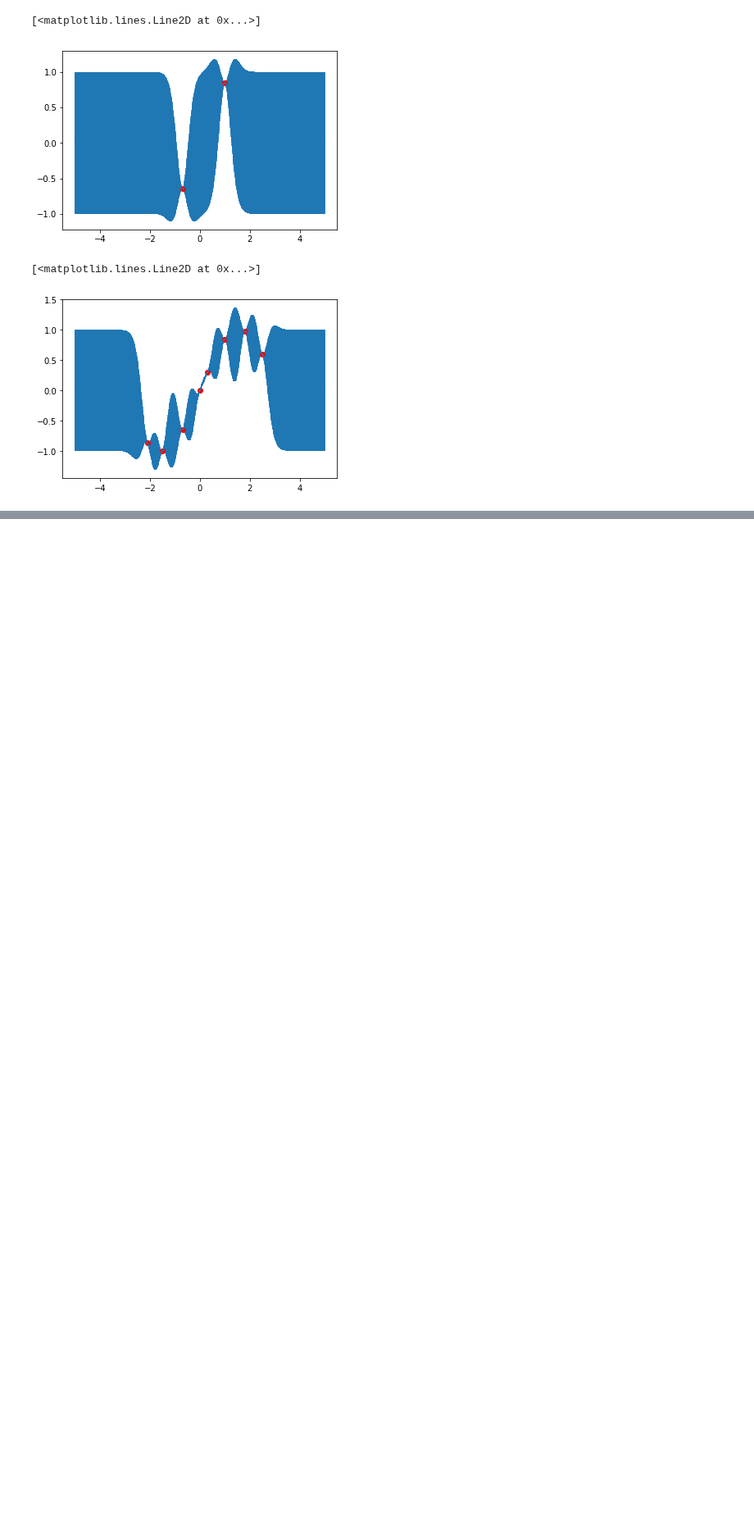
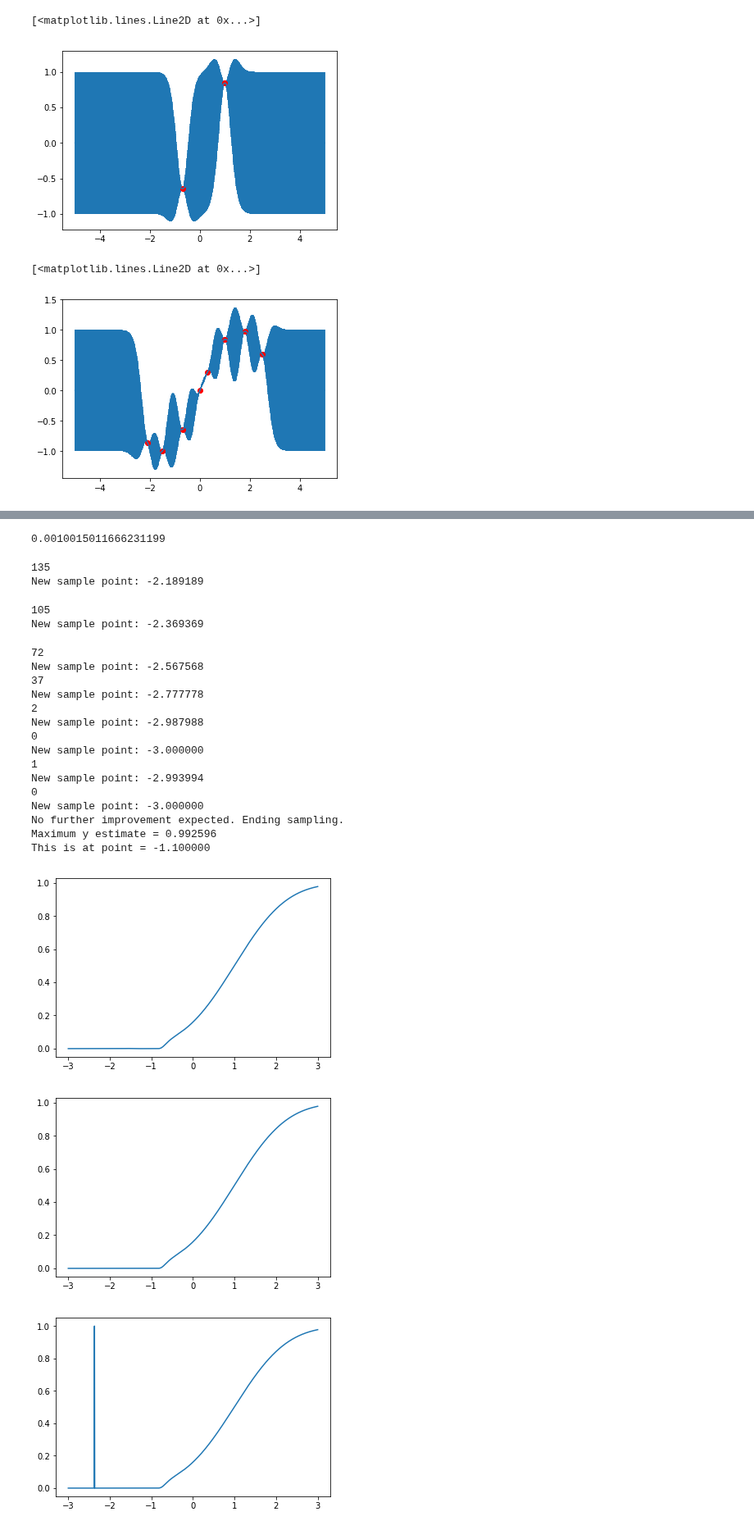
Before and after one commit to jamjs98764/Parallel-Bayesian-Optimisation, a Jupyter notebook: Sample Code/GP Reg (from scratch).ipynb, the cells around one changed output, grey strips where cells are left out. Shown at 82% size. Cells and saved outputs as stored; diff of their text form; code cells hidden in the pictures; blank space fills up the shorter version.

```diff
--- a/Sample Code/GP Reg (from scratch).ipynb
+++ b/Sample Code/GP Reg (from scratch).ipynb
@@ -121,0 +181,4 @@ plt.plot(x, y, "ro")
+# %%
+sigmas[-2]
+# %% [output]
+0.0010015011666231199
@@ -121,0 +245,27 @@ plt.plot(x, y, "ro")
+# %%
+starting_x = [-1.1, -2.1]
+
+BO(starting_x, f2, acq_func = EI, budget = 10)
+# %% [output]
+135
+New sample point: -2.189189
+105
+New sample point: -2.369369
+72
+New sample point: -2.567568
+37
+New sample point: -2.777778
+2
+New sample point: -2.987988
+0
+New sample point: -3.000000
+1
+New sample point: -2.993994
+0
+New sample point: -3.000000
+No further improvement expected. Ending sampling.
+Maximum y estimate = 0.992596
+This is at point = -1.100000
+[figure, added]
+[figure, added]
+[figure, added]
```
Also changed, not shown: parts of 12 cells of this notebook, 1 other file.
